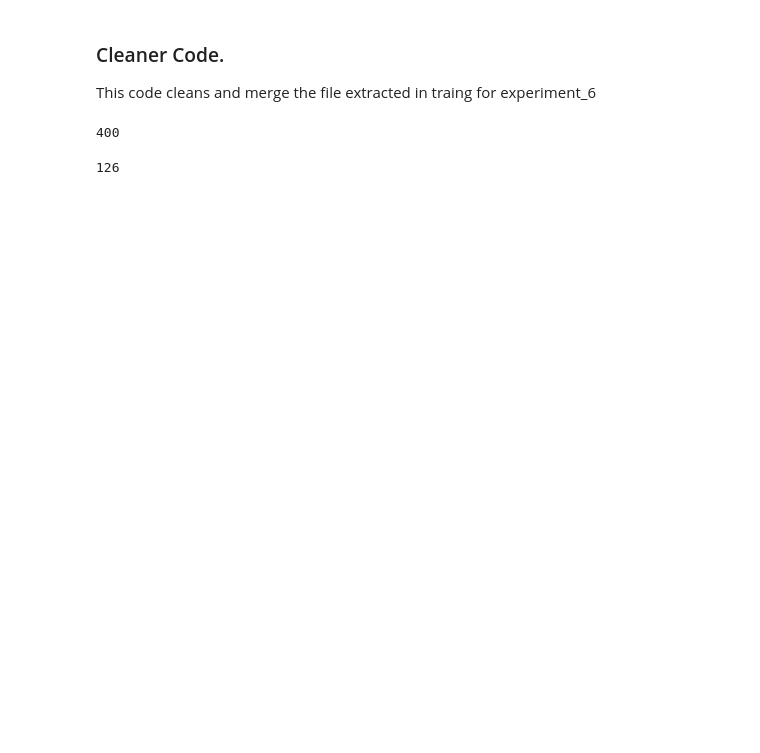
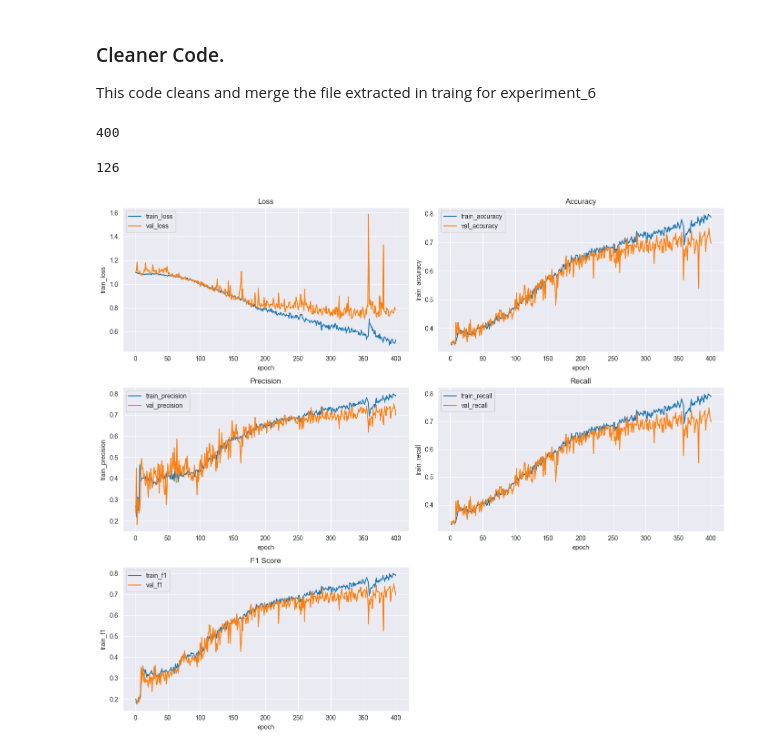
Before and after one commit to tikadatta2005/efficient-surveillance-threat-recognition, a Jupyter notebook: utils/experiment_6_cleaner.ipynb, the cells around one changed output. Drawn from its saved outputs; the diff is of its cells as text; code cells hidden in the pictures; blank space fills up the shorter version.

Commit message:
update/ Experiment 6 graph updated and saved

```diff
--- a/utils/experiment_6_cleaner.ipynb
+++ b/utils/experiment_6_cleaner.ipynb
@@ -46,0 +59,6 @@ test_df.to_csv("../documentations/experiments/experiment6/tables/test_metrics.cs
+# %%
+from modules.helper.Plotter import plot_training_metrics, plot_testing_history
+
+graph1 = plot_training_metrics(training_df.to_dict())
+# %% [output]
+[figure, added]
```
Also changed, not shown: parts of 2 cells of this notebook, 8 other files.
